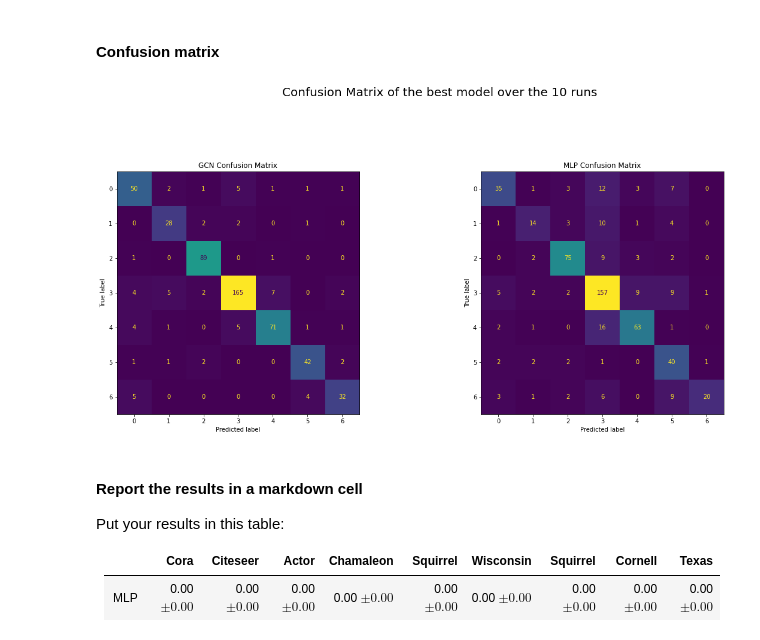
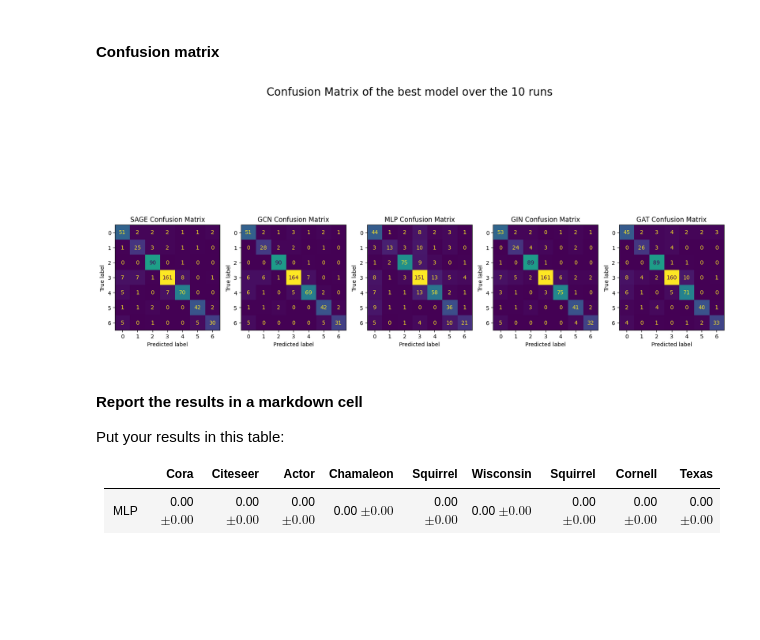
Before and after one commit to igl35/master-ua, a Jupyter notebook: Machine learning/Node_classification.ipynb, the cells around one changed output. Saved outputs shown, nothing was run; the diff lists cells and outputs as text; code cells hidden in the pictures; blank space fills up the shorter version.

```diff
--- a/Machine learning/Node_classification.ipynb
+++ b/Machine learning/Node_classification.ipynb
@@ -617,28 +706,77 @@ Why is it important to report all these metrics? Did you notice that the accurac
 #### Confusion matrix
 # %%
 from sklearn.metrics import confusion_matrix, ConfusionMatrixDisplay
-conf_matrix_gcn = confusion_matrix(data.y[test_mask].cpu(), global_best_models[0][0](data.x, data.edge_index).argmax(dim=1)[test_mask].detach().cpu().numpy())
-conf_matrix_mlp = confusion_matrix(data.y[test_mask].cpu(), global_best_models[1][0](data.x, data.edge_index).argmax(dim=1)[test_mask].detach().cpu().numpy())
+# conf_matrix_gcn = confusion_matrix(data.y[test_mask].cpu(), global_best_models[0][0](data.x, data.edge_index).argmax(dim=1)[test_mask].detach().cpu().numpy())
+# conf_matrix_mlp = confusion_matrix(data.y[test_mask].cpu(), global_best_models[1][0](data.x, data.edge_index).argmax(dim=1)[test_mask].detach().cpu().numpy())
+# disp_gcn = ConfusionMatrixDisplay(confusion_matrix=conf_matrix_gcn, display_labels=data.y.unique().cpu().numpy())
+# disp_mlp = ConfusionMatrixDisplay(confusion_matrix=conf_matrix_mlp, display_labels=data.y.unique().cpu().numpy())
+# fig,axs = plt.subplots(1,2,figsize=(20,10))
+
+# disp_gcn.plot(ax=axs[0])
+# disp_gcn.ax_.set_title('GCN Confusion Matrix')
+# disp_gcn.ax_.set_xlabel('Predicted label')
+# disp_gcn.ax_.set_ylabel('True label')
+# disp_gcn.im_.colorbar.remove()
+
+# disp_mlp.plot(ax=axs[1])
+# disp_mlp.ax_.set_title('MLP Confusion Matrix')
+# disp_mlp.ax_.set_xlabel('Predicted label')
+# disp_mlp.ax_.set_ylabel('True label')
+# disp_mlp.im_.colorbar.remove()
+
+# fig.suptitle('Confusion Matrix of the best model over the 10 runs',fontsize=20)
+# fig.show()
+
+#Realiza el código anterior para [SAGE(), GCN(), MLP(), GIN(), GAT()]
+
+conf_matrix_sage = confusion_matrix(data.y[test_mask].cpu(), global_best_models[0][0](data.x, data.edge_index).argmax(dim=1)[test_mask].detach().cpu().numpy())
+conf_matrix_gcn = confusion_matrix(data.y[test_mask].cpu(), global_best_models[1][0](data.x, data.edge_index).argmax(dim=1)[test_mask].detach().cpu().numpy())
+conf_matrix_mlp = confusion_matrix(data.y[test_mask].cpu(), global_best_models[2][0](data.x, data.edge_index).argmax(dim=1)[test_mask].detach().cpu().numpy())
+conf_matrix_gin = confusion_matrix(data.y[test_mask].cpu(), global_best_models[3][0](data.x, data.edge_index).argmax(dim=1)[test_mask].detach().cpu().numpy())
+conf_matrix_gat = confusion_matrix(data.y[test_mask].cpu(), global_best_models[4][0](data.x, data.edge_index).argmax(dim=1)[test_mask].detach().cpu().numpy())
+
+disp_sage = ConfusionMatrixDisplay(confusion_matrix=conf_matrix_sage, display_labels=data.y.unique().cpu().numpy())
 disp_gcn = ConfusionMatrixDisplay(confusion_matrix=conf_matrix_gcn, display_labels=data.y.unique().cpu().numpy())
 disp_mlp = ConfusionMatrixDisplay(confusion_matrix=conf_matrix_mlp, display_labels=data.y.unique().cpu().numpy())
-fig,axs = plt.subplots(1,2,figsize=(20,10))
+disp_gin = ConfusionMatrixDisplay(confusion_matrix=conf_matrix_gin, display_labels=data.y.unique().cpu().numpy())
+disp_gat = ConfusionMatrixDisplay(confusion_matrix=conf_matrix_gat, display_labels=data.y.unique().cpu().numpy())
 
-disp_gcn.plot(ax=axs[0])
+fig,axs = plt.subplots(1,5,figsize=(20,10))
+
+disp_sage.plot(ax=axs[0])
+disp_sage.ax_.set_title('SAGE Confusion Matrix')
+disp_sage.ax_.set_xlabel('Predicted label')
+disp_sage.ax_.set_ylabel('True label')
+disp_sage.im_.colorbar.remove()
+
+disp_gcn.plot(ax=axs[1])
 disp_gcn.ax_.set_title('GCN Confusion Matrix')
 disp_gcn.ax_.set_xlabel('Predicted label')
 disp_gcn.ax_.set_ylabel('True label')
 disp_gcn.im_.colorbar.remove()
 
-disp_mlp.plot(ax=axs[1])
+disp_mlp.plot(ax=axs[2])
 disp_mlp.ax_.set_title('MLP Confusion Matrix')
 disp_mlp.ax_.set_xlabel('Predicted label')
 disp_mlp.ax_.set_ylabel('True label')
 disp_mlp.im_.colorbar.remove()
 
+disp_gin.plot(ax=axs[3])
+disp_gin.ax_.set_title('GIN Confusion Matrix')
+disp_gin.ax_.set_xlabel('Predicted label')
+disp_gin.ax_.set_ylabel('True label')
+disp_gin.im_.colorbar.remove()
+
+disp_gat.plot(ax=axs[4])
+disp_gat.ax_.set_title('GAT Confusion Matrix')
+disp_gat.ax_.set_xlabel('Predicted label')
+disp_gat.ax_.set_ylabel('True label')
+disp_gat.im_.colorbar.remove()
+
 fig.suptitle('Confusion Matrix of the best model over the 10 runs',fontsize=20)
 fig.show()
 # %% [output]
-[figure, old version]
+[figure, new version]
 # %% [markdown]
 #### Report the results in a markdown cell
 Put your results in this table:
```
Also changed, not shown: parts of 3 cells of this notebook.
